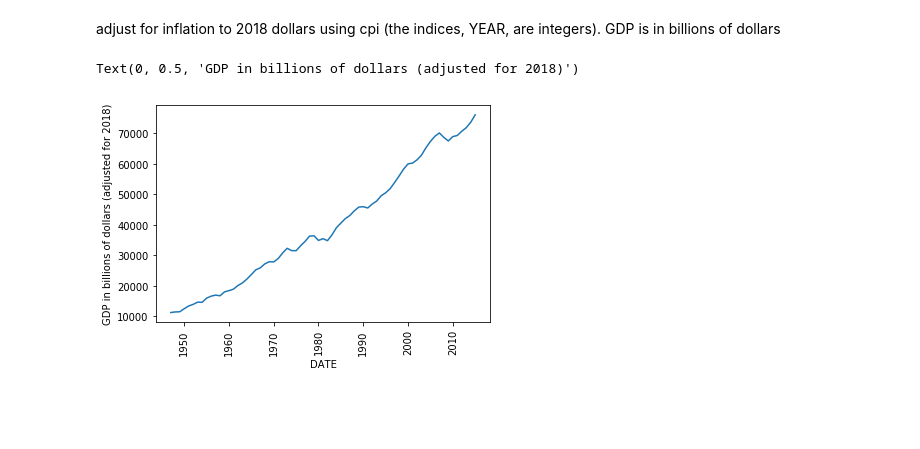
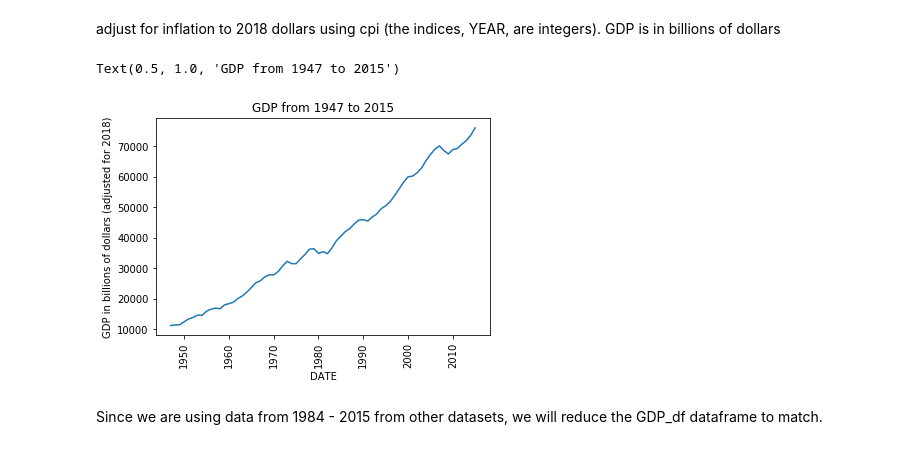
Before and after one commit to cogs108-project-group/Dataset-Analysis-Task-1, a Jupyter notebook: Dataset Analysis - Dataset 5 (GDP).ipynb, the cells around one changed output. Cells and saved outputs as stored; diff of their text form; code cells hidden in the pictures; blank space fills up the shorter version.

```diff
--- a/Dataset Analysis - Dataset 5 (GDP).ipynb
+++ b/Dataset Analysis - Dataset 5 (GDP).ipynb
@@ -94,8 +97,11 @@ for i in GDP_df.index:
 # %%
 plt.plot(GDP_df['GDP_adjusted'], '')
 plt.xticks(rotation='vertical')
 plt.xlabel('DATE')
 plt.ylabel('GDP in billions of dollars (adjusted for 2018)')
+plt.title('GDP from 1947 to 2015')
 # %% [output]
-Text(0, 0.5, 'GDP in billions of dollars (adjusted for 2018)')
+Text(0.5, 1.0, 'GDP from 1947 to 2015')
-[figure, old version]
+[figure, new version]
+# %% [markdown]
+Since we are using data from 1984 - 2015 from other datasets, we will reduce the GDP_df dataframe to match.
```
Also changed, not shown: parts of 5 cells of this notebook.
